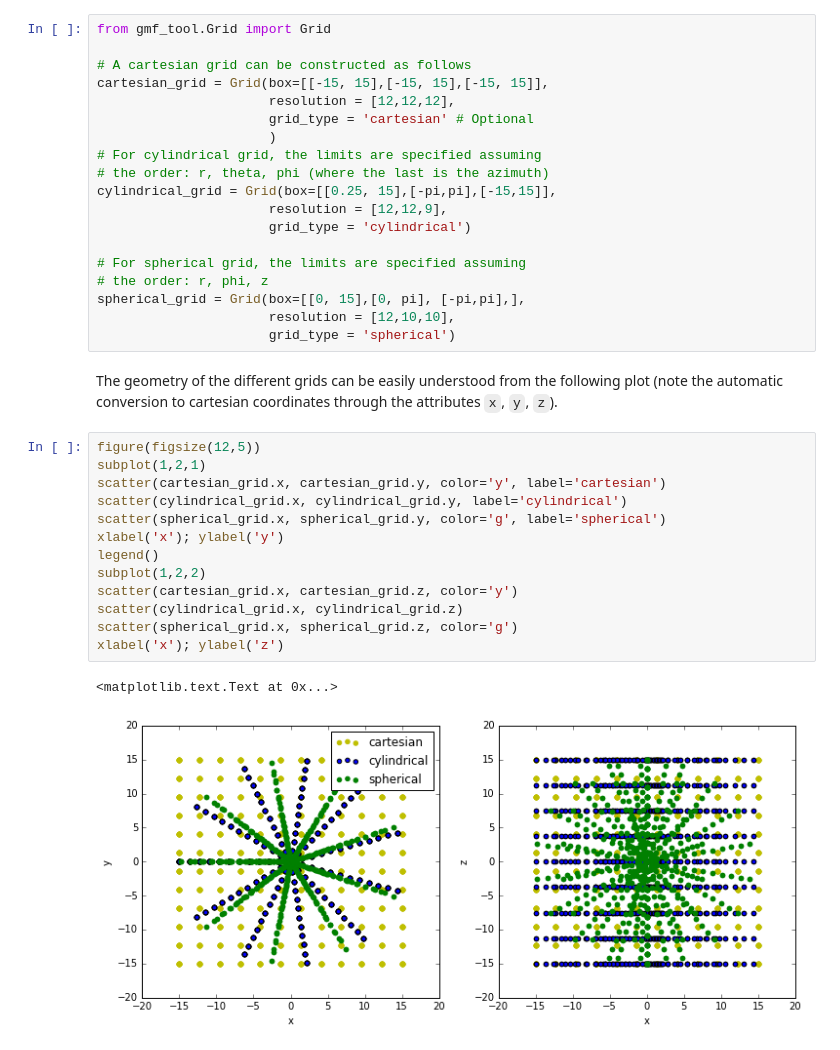
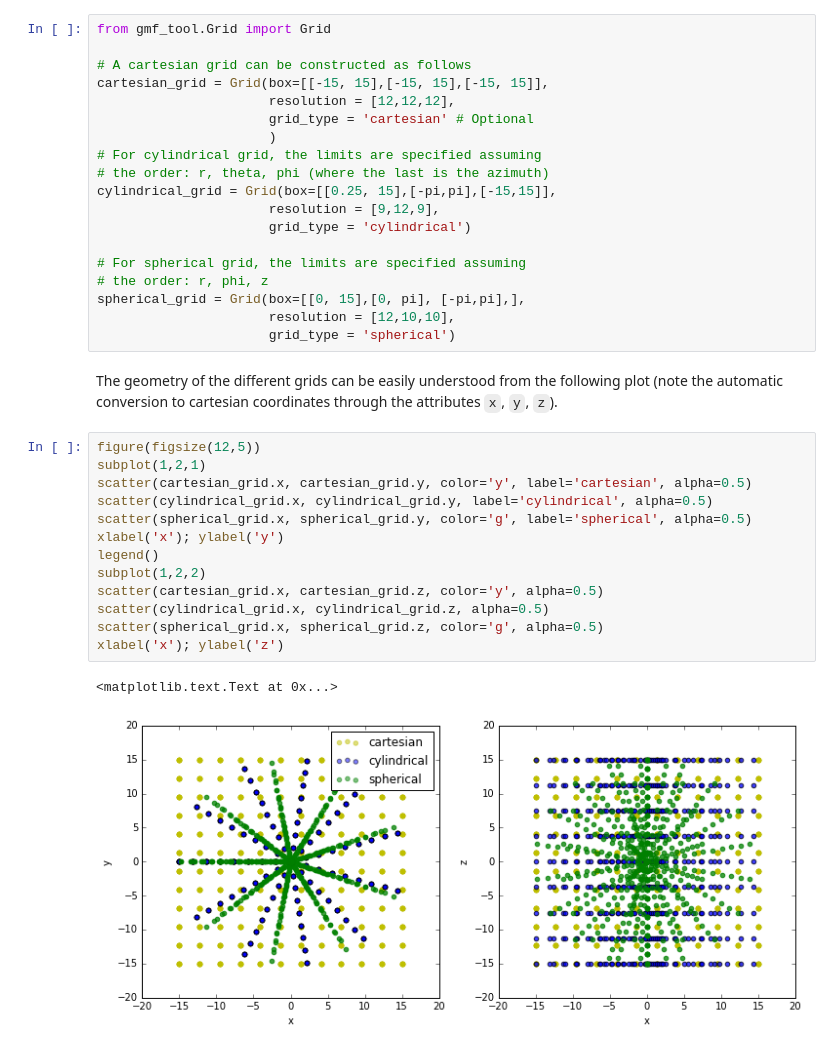
Before and after one commit to luizfelippesr/galmag, a Jupyter notebook: gmf_tool_tutorial.ipynb, the cells around one changed output. Cells and saved outputs as stored; diff of their text form.

```diff
--- a/gmf_tool_tutorial.ipynb
+++ b/gmf_tool_tutorial.ipynb
@@ -115,7 +171,7 @@ cartesian_grid = Grid(box=[[-15, 15],[-15, 15],[-15, 15]],
 # For cylindrical grid, the limits are specified assuming
 # the order: r, theta, phi (where the last is the azimuth)
 cylindrical_grid = Grid(box=[[0.25, 15],[-pi,pi],[-15,15]],
-                      resolution = [12,12,9],
+                      resolution = [9,12,9],
                       grid_type = 'cylindrical')
 
 # For spherical grid, the limits are specified assuming
@@ -130,16 +186,16 @@ coordinates through the attributes `x`, `y`, `z`).
 # %%
 figure(figsize(12,5))
 subplot(1,2,1)
-scatter(cartesian_grid.x, cartesian_grid.y, color='y', label='cartesian')
-scatter(cylindrical_grid.x, cylindrical_grid.y, label='cylindrical')
-scatter(spherical_grid.x, spherical_grid.y, color='g', label='spherical')
+scatter(cartesian_grid.x, cartesian_grid.y, color='y', label='cartesian', alpha=0.5)
+scatter(cylindrical_grid.x, cylindrical_grid.y, label='cylindrical', alpha=0.5)
+scatter(spherical_grid.x, spherical_grid.y, color='g', label='spherical', alpha=0.5)
 xlabel('x'); ylabel('y')
 legend()
 subplot(1,2,2)
-scatter(cartesian_grid.x, cartesian_grid.z, color='y')
-scatter(cylindrical_grid.x, cylindrical_grid.z)
-scatter(spherical_grid.x, spherical_grid.z, color='g')
+scatter(cartesian_grid.x, cartesian_grid.z, color='y', alpha=0.5)
+scatter(cylindrical_grid.x, cylindrical_grid.z, alpha=0.5)
+scatter(spherical_grid.x, spherical_grid.z, color='g', alpha=0.5)
 xlabel('x'); ylabel('z')
 # %% [output]
 <matplotlib.text.Text at 0x...>
-[figure, old version]
+[figure, new version]
```
Also changed, not shown: parts of 31 cells of this notebook, 1 other file.
